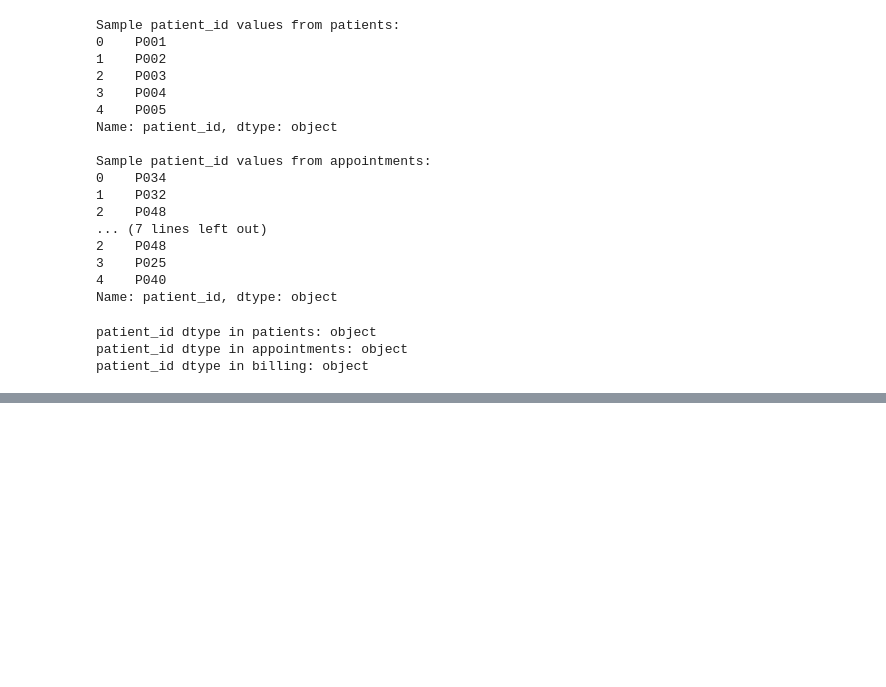
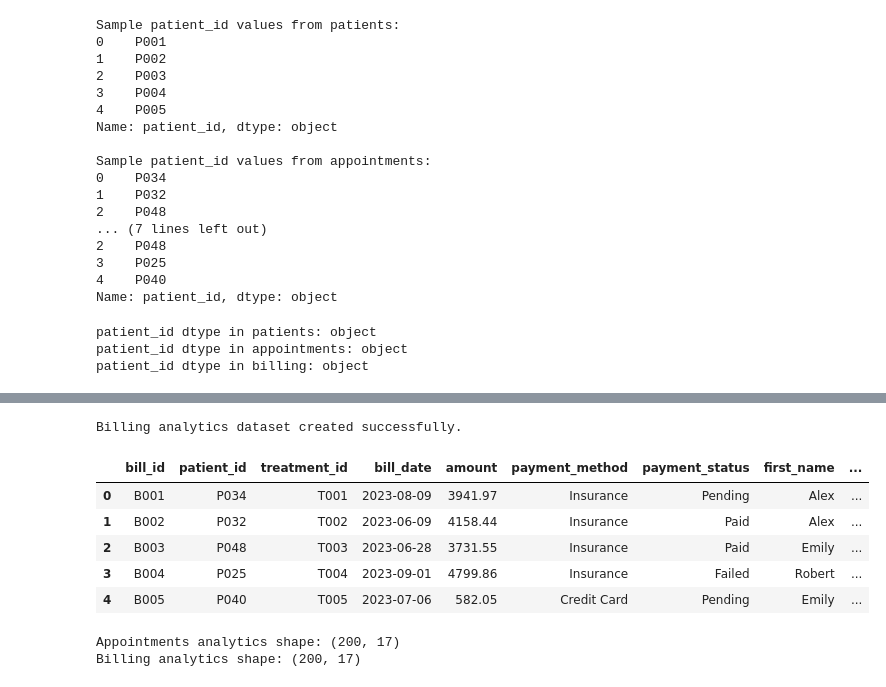
Before and after one commit to Ifthekher237/healthcare-ai-portfolio, a Jupyter notebook: project-01-hospital-operations-dashboard/notebooks/01_sql_joins_and_eda.ipynb, the cells around one changed output, grey strips where cells are left out. Saved outputs shown, nothing was run; the diff lists cells and outputs as text; code cells hidden in the pictures; blank space fills up the shorter version.

```diff
--- a/project-01-hospital-operations-dashboard/notebooks/01_sql_joins_and_eda.ipynb
+++ b/project-01-hospital-operations-dashboard/notebooks/01_sql_joins_and_eda.ipynb
@@ -510,0 +371,23 @@ The next stage will focus on:
+# %%
+billing_analytics = billing.merge(
+    patients,
+    on="patient_id",
+    how="left"
+)
+
+print("Billing analytics dataset created successfully.")
+billing_analytics.head()
+# %% [output]
+Billing analytics dataset created successfully.
+|  | bill_id | patient_id | treatment_id | bill_date | amount | payment_method | payment_status | first_name | ... |
+| 0 | B001 | P034 | T001 | 2023-08-09 | 3941.97 | Insurance | Pending | Alex | ... |
+| 1 | B002 | P032 | T002 | 2023-06-09 | 4158.44 | Insurance | Paid | Alex | ... |
+| 2 | B003 | P048 | T003 | 2023-06-28 | 3731.55 | Insurance | Paid | Emily | ... |
+| 3 | B004 | P025 | T004 | 2023-09-01 | 4799.86 | Insurance | Failed | Robert | ... |
+| 4 | B005 | P040 | T005 | 2023-07-06 | 582.05 | Credit Card | Pending | Emily | ... |
+# %%
+print("Appointments analytics shape:", appointments_analytics.shape)
+print("Billing analytics shape:", billing_analytics.shape)
+# %% [output]
+Appointments analytics shape: (200, 17)
+Billing analytics shape: (200, 17)
```
Also changed, not shown: parts of 35 cells of this notebook, 3 other files.
